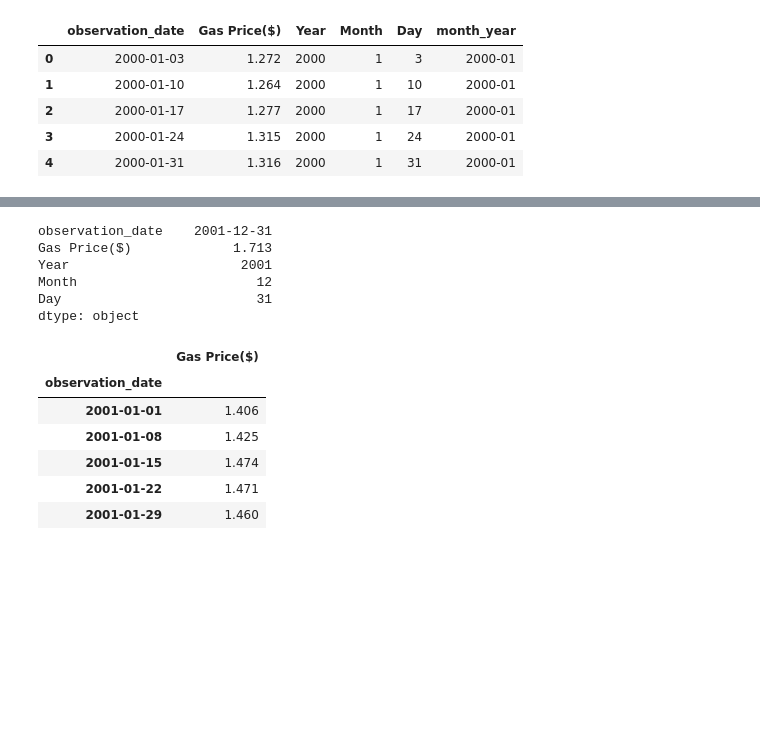
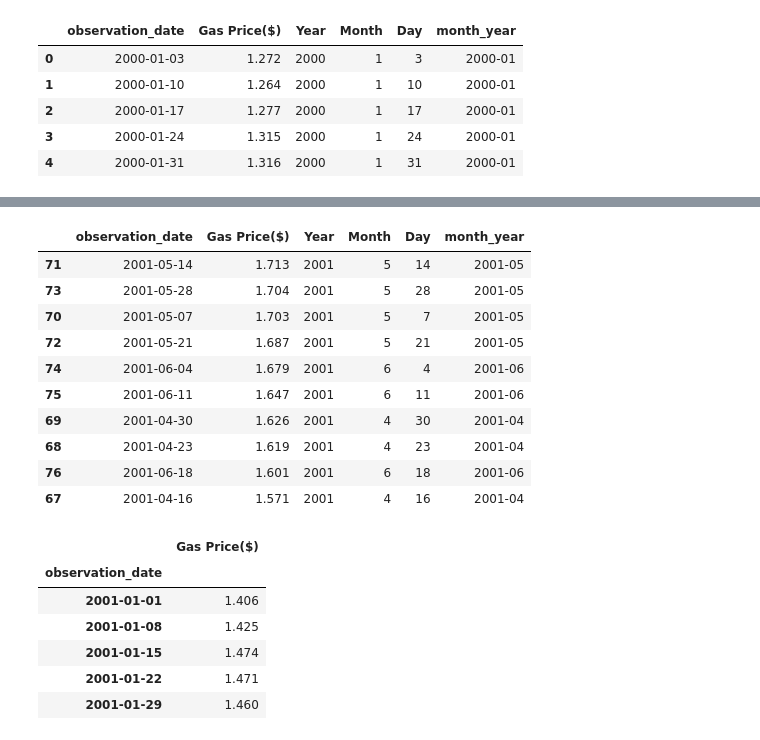
Before and after one commit to jzhao0626/Gas_Price_Analysis, a Jupyter notebook: Data_Analyzing_Mihee.ipynb, the cells around one changed output, grey strips where cells are left out. Cells and saved outputs as stored; diff of their text form; code cells hidden in the pictures; blank space fills up the shorter version.

Commit message:
observe data

```diff
--- a/Data_Analyzing_Mihee.ipynb
+++ b/Data_Analyzing_Mihee.ipynb
@@ -83,13 +87,17 @@ first_data.head()
-# %%
-# Highest Price in 2001
-first_data.max()
-# %% [output]
-observation_date    2001-12-31
-Gas Price($)             1.713
-Year                      2001
-Month                       12
-Day                         31
-dtype: object
+# %%
+first_data.nlargest(10, ["Gas Price($)"])
+# %% [output]
+|  | observation_date | Gas Price($) | Year | Month | Day | month_year |
+| 71 | 2001-05-14 | 1.713 | 2001 | 5 | 14 | 2001-05 |
+| 73 | 2001-05-28 | 1.704 | 2001 | 5 | 28 | 2001-05 |
+| 70 | 2001-05-07 | 1.703 | 2001 | 5 | 7 | 2001-05 |
+| 72 | 2001-05-21 | 1.687 | 2001 | 5 | 21 | 2001-05 |
+| 74 | 2001-06-04 | 1.679 | 2001 | 6 | 4 | 2001-06 |
+| 75 | 2001-06-11 | 1.647 | 2001 | 6 | 11 | 2001-06 |
+| 69 | 2001-04-30 | 1.626 | 2001 | 4 | 30 | 2001-04 |
+| 68 | 2001-04-23 | 1.619 | 2001 | 4 | 23 | 2001-04 |
+| 76 | 2001-06-18 | 1.601 | 2001 | 6 | 18 | 2001-06 |
+| 67 | 2001-04-16 | 1.571 | 2001 | 4 | 16 | 2001-04 |
 # %%
 # Select two columns for plot
 first_data_df = pd.DataFrame(first_data, columns= ['observation_date','Gas Price($)'])
```
Also changed, not shown: parts of 5 cells of this notebook.
